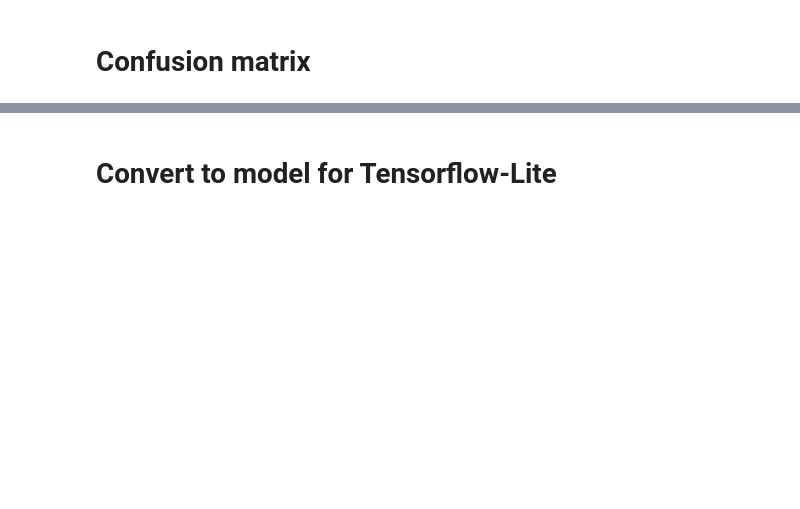
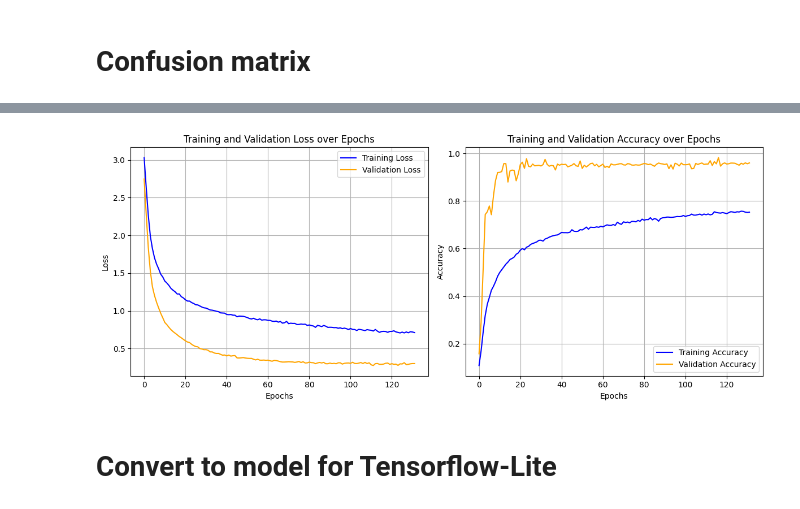
Before and after one commit to ismailtarik/sign_language_recognition, a Jupyter notebook: training.ipynb, the cells around one changed output, grey strips where cells are left out. Drawn from its saved outputs; the diff is of its cells as text; code cells hidden in the pictures; blank space fills up the shorter version.

```diff
--- a/training.ipynb
+++ b/training.ipynb
@@ -192,3 +194,40 @@ plt.show()
+# %%
+import matplotlib.pyplot as plt
+
+# Extract the metrics from the history object
+train_loss = history.history['loss']
+val_loss = history.history['val_loss']
+train_accuracy = history.history['accuracy']
+val_accuracy = history.history['val_accuracy']
+
+# Create a figure for loss and accuracy
+plt.figure(figsize=(12, 5))
+
+# Plot the loss curves
+plt.subplot(1, 2, 1)  # 1 row, 2 columns, 1st plot
+plt.plot(train_loss, label='Training Loss', color='blue')
+plt.plot(val_loss, label='Validation Loss', color='orange')
+plt.title('Training and Validation Loss over Epochs')
+plt.xlabel('Epochs')
+plt.ylabel('Loss')
+plt.legend()
+plt.grid(True)
+
+# Plot the accuracy curves
+plt.subplot(1, 2, 2)  # 1 row, 2 columns, 2nd plot
+plt.plot(train_accuracy, label='Training Accuracy', color='blue')
+plt.plot(val_accuracy, label='Validation Accuracy', color='orange')
+plt.title('Training and Validation Accuracy over Epochs')
+plt.xlabel('Epochs')
+plt.ylabel('Accuracy')
+plt.legend()
+plt.grid(True)
+
+# Show the plots
+plt.tight_layout()
+plt.show()
+# %% [output]
+[figure, added]
 # %% [markdown]
 # Convert to model for Tensorflow-Lite
 # %%
```
Also changed, not shown: parts of 13 cells of this notebook, 1 other file.
